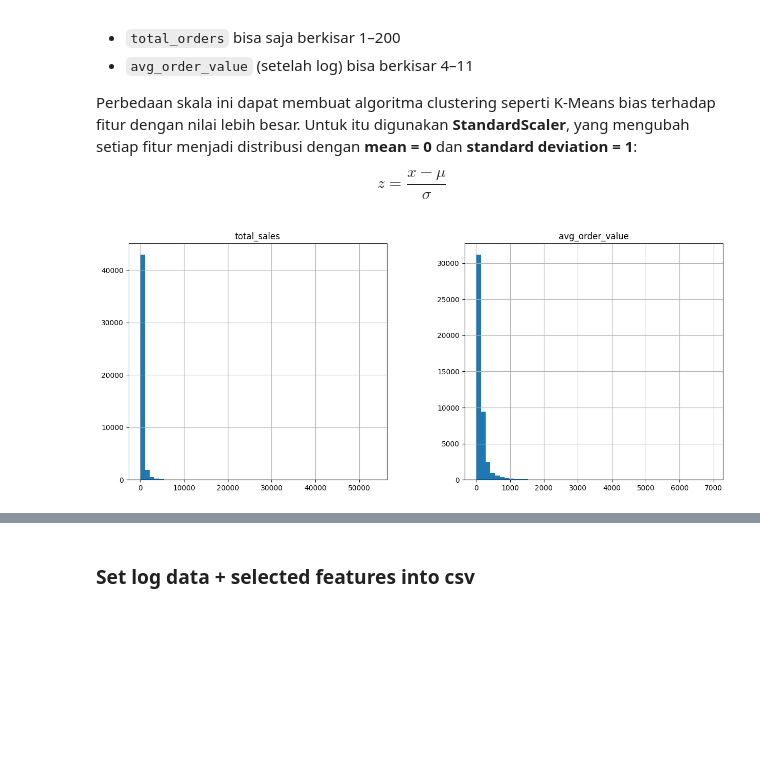
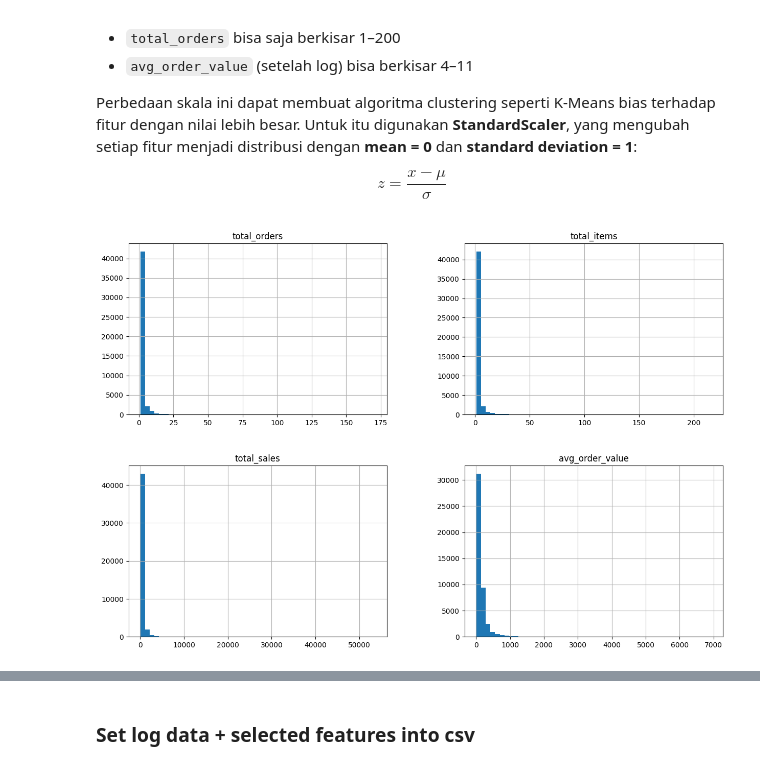
Before and after one commit to andiachmad/olist-ml, a Jupyter notebook: notebooks/preprocessing.ipynb, the cells around one changed output, grey strips where cells are left out. Drawn from its saved outputs; the diff is of its cells as text; code cells hidden in the pictures; blank space fills up the shorter version.

```diff
--- a/notebooks/preprocessing.ipynb
+++ b/notebooks/preprocessing.ipynb
@@ -201,7 +201,8 @@ $$
 # %%
 import matplotlib.pyplot as plt
 
-df[['total_sales', 'avg_order_value']].hist(bins=50, figsize=(15, 6))
+# Rawdata Distributed
+df[['total_orders', 'total_items', 'total_sales', 'avg_order_value']].hist(bins=50, figsize=(15, 10))
 plt.show()
 # %% [output]
-[figure, old version]
+[figure, new version]
```
Also changed, not shown: parts of 8 cells of this notebook, 2 other files.
